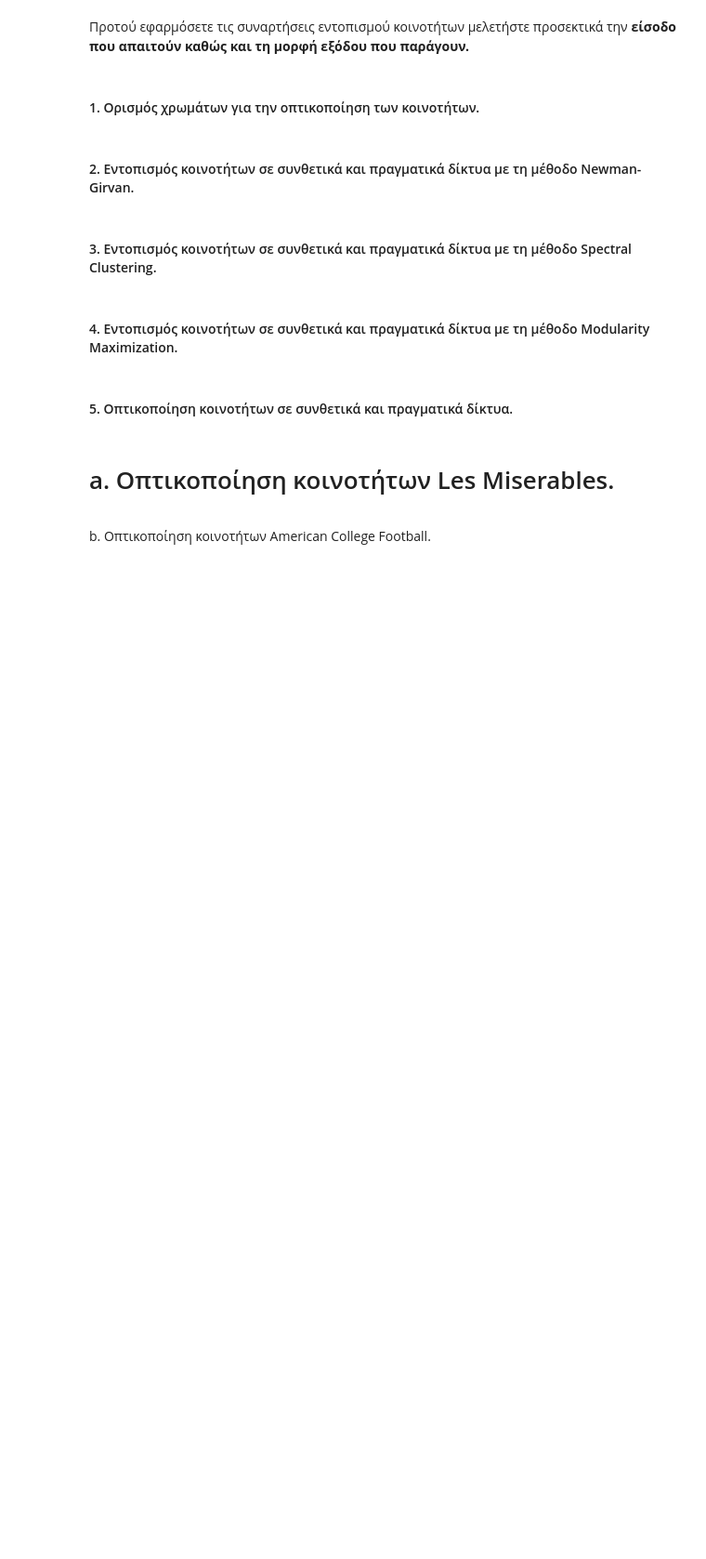
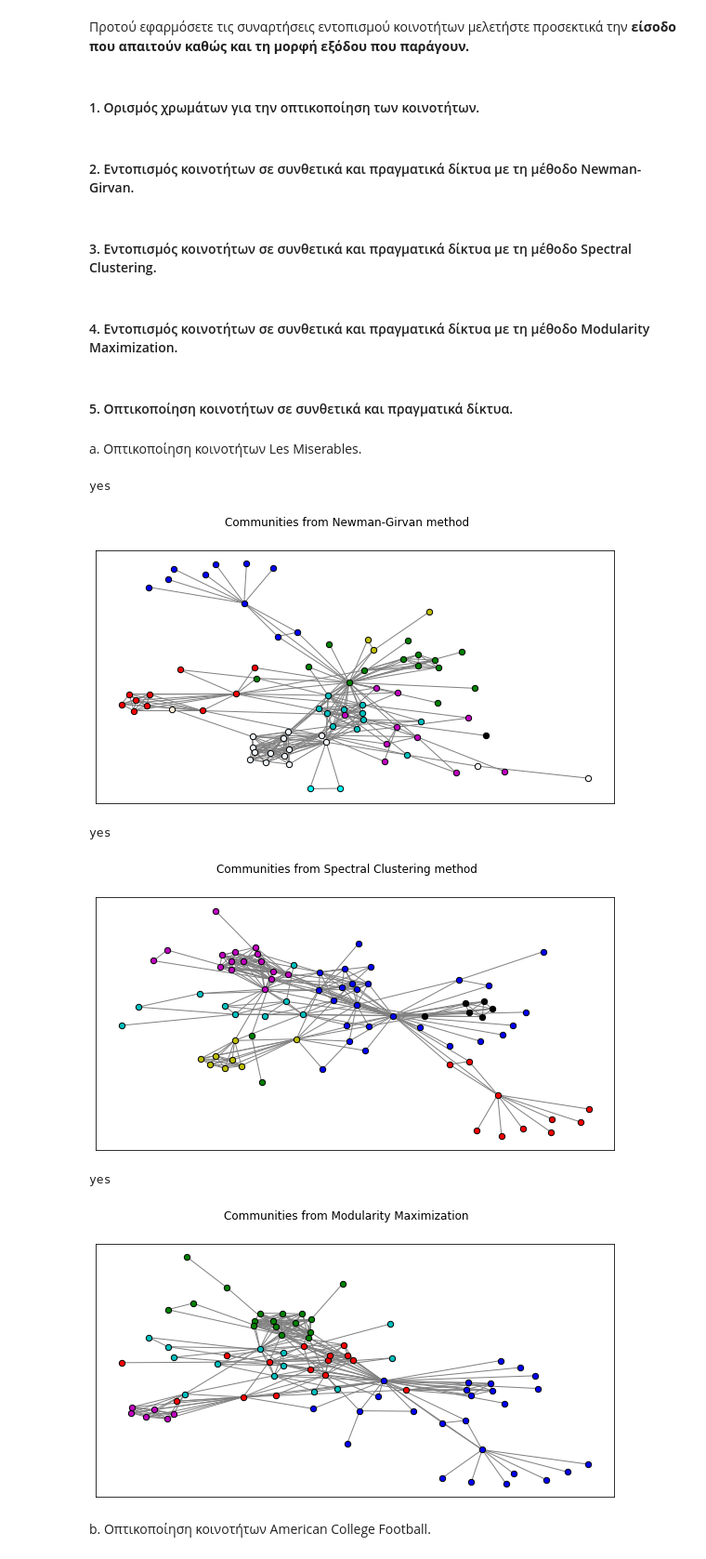
Before and after one commit to arkountos/Social-Network-Analysis, a Jupyter notebook: Lab2_2019/lab2-student_version-2019.ipynb, the cells around one changed output. Shown at 93% size. Cells and saved outputs as stored; diff of their text form; code cells hidden in the pictures; blank space fills up the shorter version.

```diff
--- a/Lab2_2019/lab2-student_version-2019.ipynb
+++ b/Lab2_2019/lab2-student_version-2019.ipynb
@@ -283,4 +402,13 @@ colors = list(dict(mcolors.BASE_COLORS, **mcolors.CSS4_COLORS).keys())
 # %% [markdown]
-# <p>a. Οπτικοποίηση κοινοτήτων Les Miserables.</p>
+<p>a. Οπτικοποίηση κοινοτήτων Les Miserables.</p>
+# %%
+visual_com(G2)
+# %% [output]
+yes
+[figure, added]
+yes
+[figure, added]
+yes
+[figure, added]
 # %% [markdown]
 <p>b. Οπτικοποίηση κοινοτήτων American College Football.</p>
```
Also changed, not shown: parts of 24 cells of this notebook.
